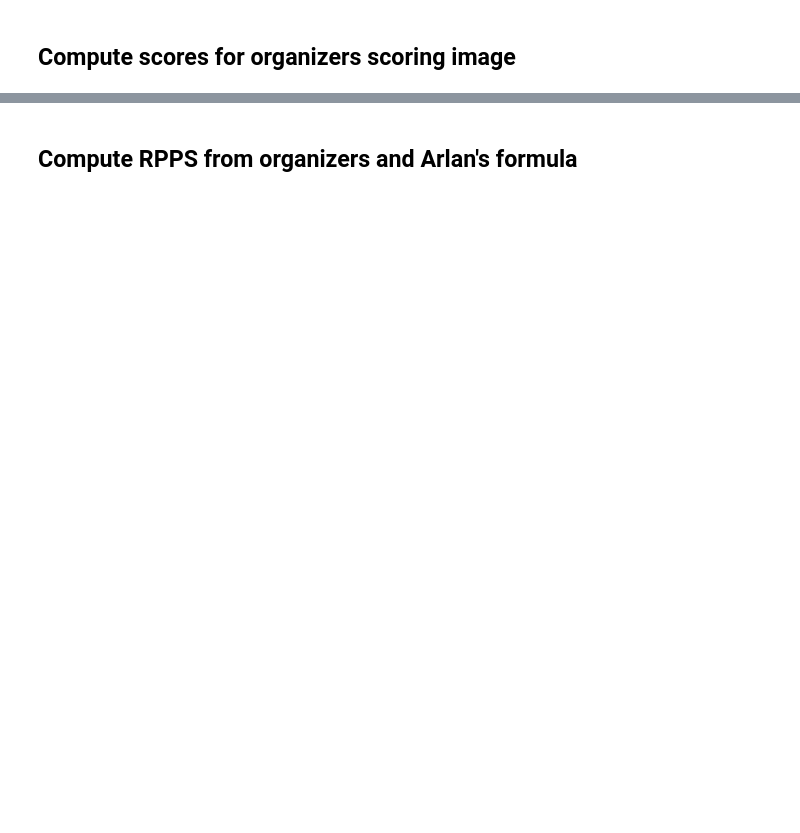
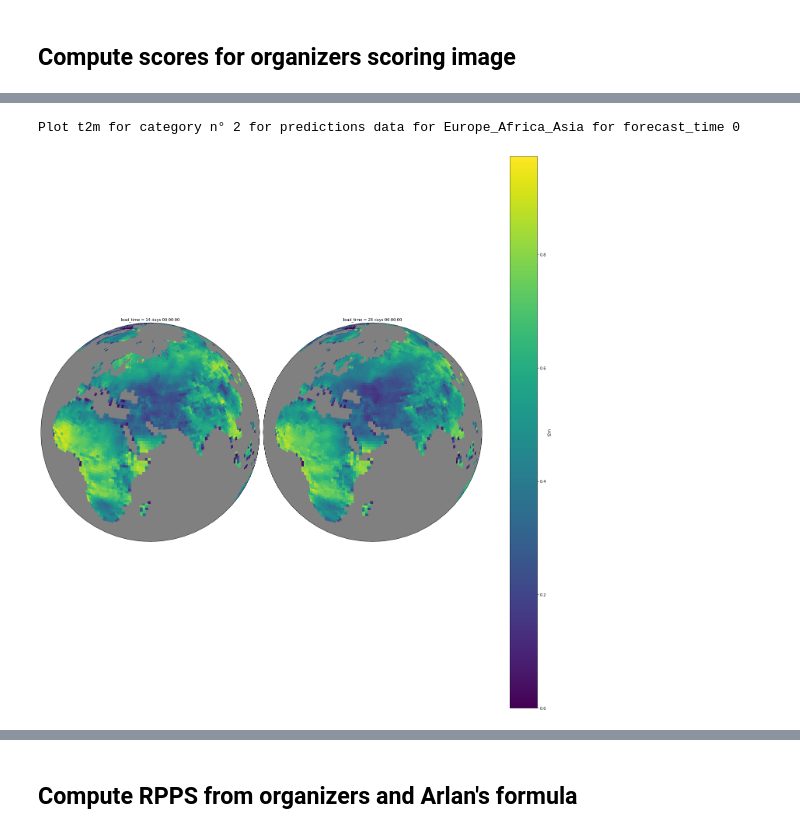
Before and after one commit to crim-ca/crims2s, a Jupyter notebook: notebooks/JG - Validation Dry.ipynb, the cells around one changed output, grey strips where cells are left out. Saved outputs shown, nothing was run; the diff lists cells and outputs as text; code cells hidden in the pictures; blank space fills up the shorter version.

```diff
--- a/notebooks/JG - Validation Dry.ipynb
+++ b/notebooks/JG - Validation Dry.ipynb
@@ -422,3 +446,6 @@ rps_ML, rps_clim = val.compute_RPS(val.preds, val.obs, dim=[])
 # %%
-#val.plot_by_region(what='predictions', region='Europe_Africa_Asia', orthographic=True)
+val.plot_by_region(what='predictions', region='Europe_Africa_Asia', orthographic=True)
+# %% [output]
+Plot t2m for category n° 2 for predictions data for Europe_Africa_Asia for forecast_time 0
+[figure, added]
 # %%
```
Also changed, not shown: parts of 27 cells of this notebook, 9 other files.
